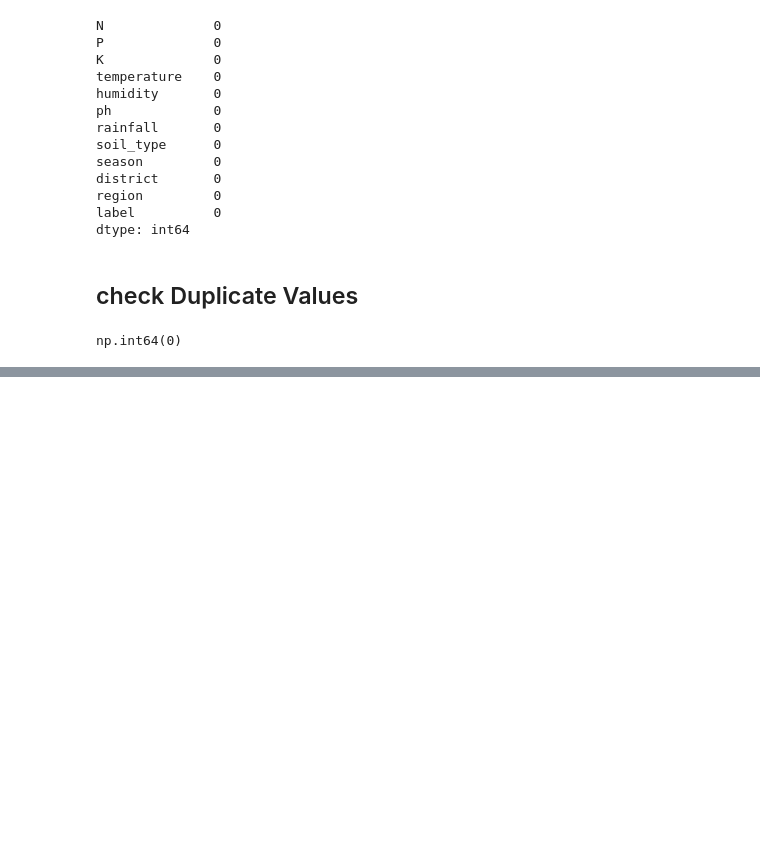
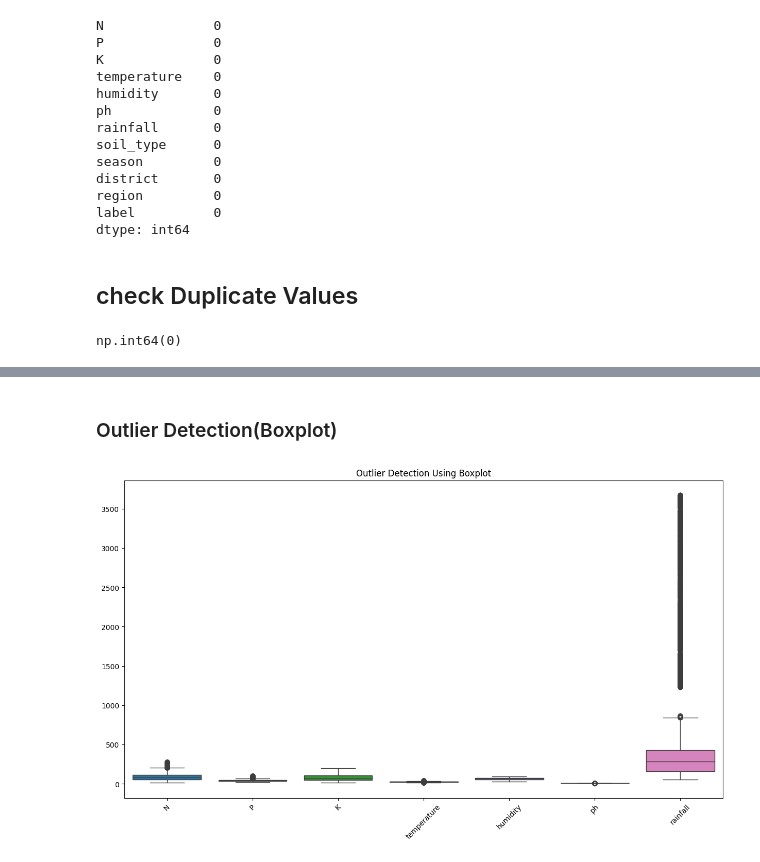
Before and after one commit to adhiyakamar6282-ctrl/Crop_Recommendation, a Jupyter notebook: Crop_Project.ipynb, the cells around one changed output, grey strips where cells are left out. Cells and saved outputs as stored; diff of their text form; code cells hidden in the pictures; blank space fills up the shorter version.

```diff
--- a/Crop_Project.ipynb
+++ b/Crop_Project.ipynb
@@ -94,0 +138,10 @@ np.int64(0)
+# %% [markdown]
+### Outlier Detection(Boxplot)
+# %%
+plt.figure(figsize=(15,8))
+sns.boxplot(data=df.select_dtypes(include='number'))
+plt.title('Outlier Detection Using Boxplot')
+plt.xticks(rotation=45)
+plt.show()
+# %% [output]
+[figure, added]
```
Also changed, not shown: parts of 14 cells of this notebook.
